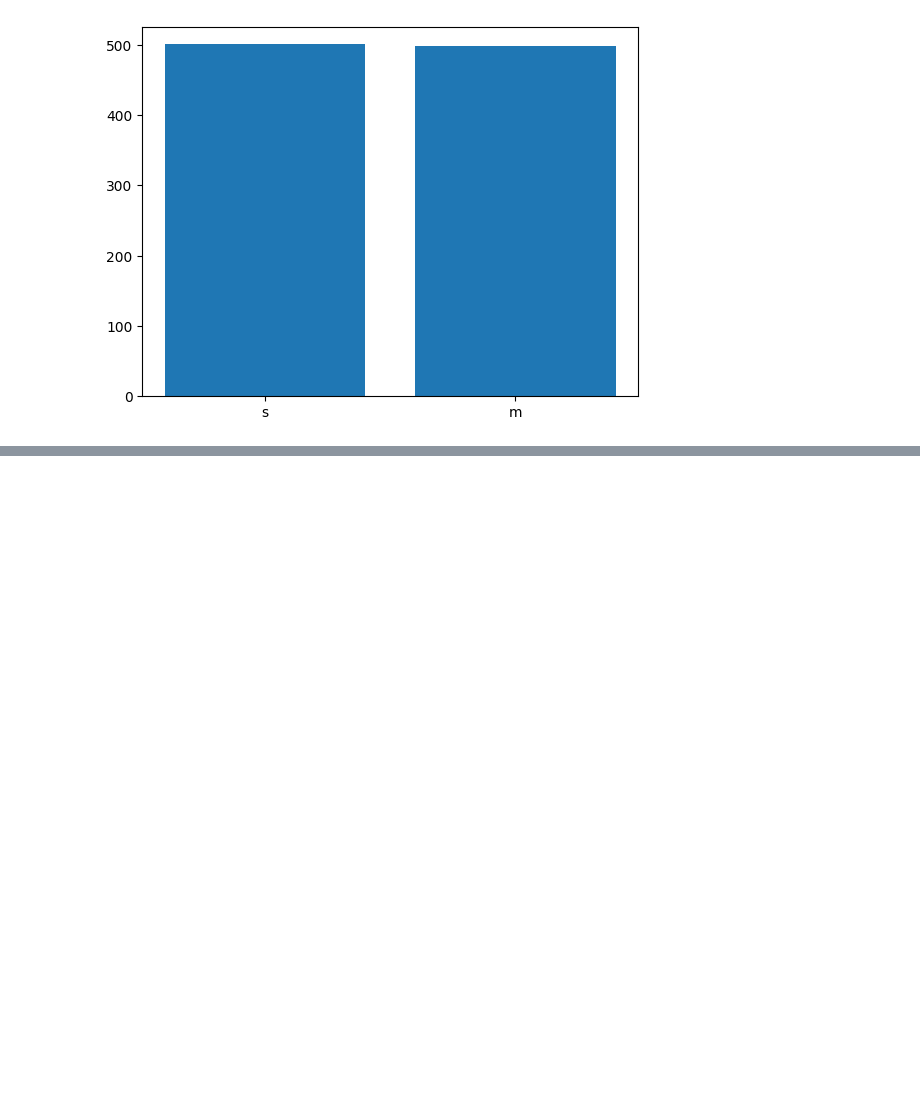
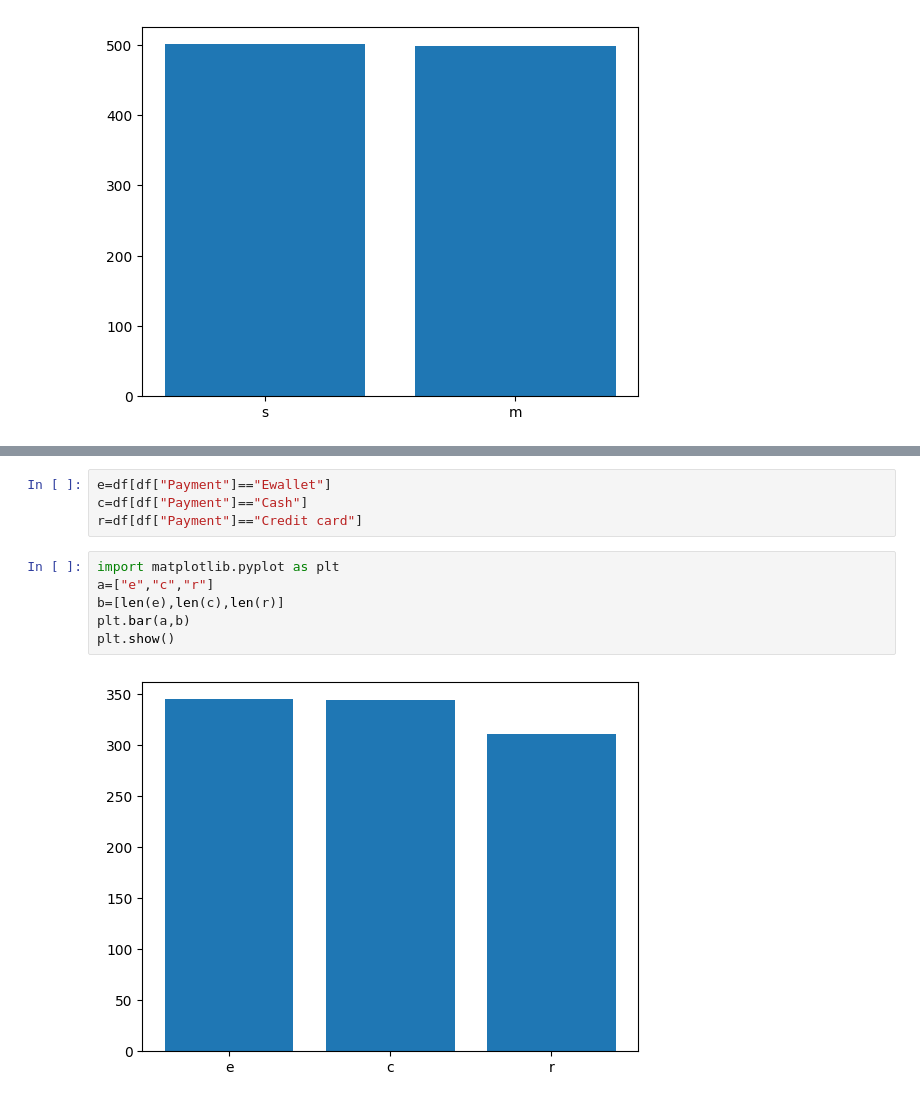
Before and after one commit to masi9596/masi9596, a Jupyter notebook: masi9596.ipynb, the cells around one changed output, grey strips where cells are left out. Drawn from its saved outputs; the diff is of its cells as text; blank space fills up the shorter version.

```diff
--- a/masi9596.ipynb
+++ b/masi9596.ipynb
@@ -212,0 +221,12 @@ plt.show()
+# %%
+e=df[df["Payment"]=="Ewallet"]
+c=df[df["Payment"]=="Cash"]
+r=df[df["Payment"]=="Credit card"]
+# %%
+import matplotlib.pyplot as plt
+a=["e","c","r"]
+b=[len(e),len(c),len(r)]
+plt.bar(a,b)
+plt.show()
+# %% [output]
+[figure, added]
```
Also changed, not shown: parts of 1 cell of this notebook.
